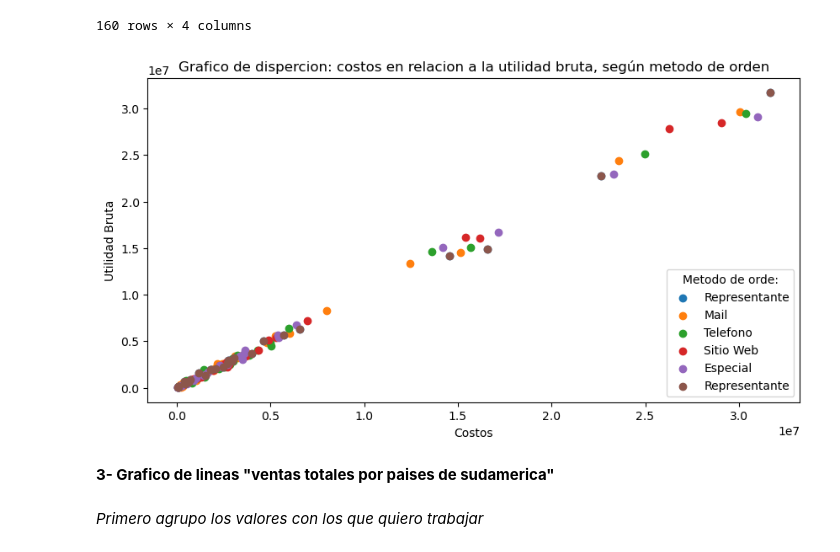
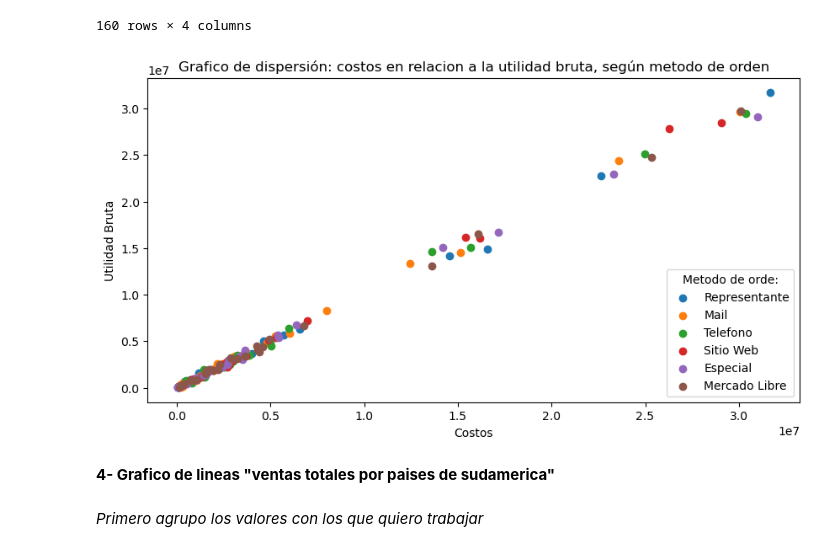
Before and after one commit to manuelpalomeque/ISPC--An-lisisDeDatos--DataBring, a Jupyter notebook: Proyecto Integrador - Analista de Datos - ISPC-Palomeque.ipynb, the cells around one changed output. Cells and saved outputs as stored; diff of their text form; code cells hidden in the pictures.

```diff
--- a/Proyecto Integrador - Analista de Datos - ISPC-Palomeque.ipynb
+++ b/Proyecto Integrador - Analista de Datos - ISPC-Palomeque.ipynb
@@ -747,25 +747,25 @@ ventasUtilidadBruta
 # %%
 plt.figure(figsize=(10, 5))
 
 plt.scatter(ventasUtilidadBruta_Representante['costos'], ventasUtilidadBruta_Representante['utilidad_bruta'], label= 'Representante')
 plt.scatter(ventasUtilidadBruta_Mail['costos'], ventasUtilidadBruta_Mail['utilidad_bruta'], label= 'Mail')
 plt.scatter(ventasUtilidadBruta_Teléfono['costos'], ventasUtilidadBruta_Teléfono['utilidad_bruta'], label= 'Telefono')
 plt.scatter(ventasUtilidadBruta_Website['costos'], ventasUtilidadBruta_Website['utilidad_bruta'], label= 'Sitio Web')
 plt.scatter(ventasUtilidadBruta_Especial['costos'], ventasUtilidadBruta_Especial['utilidad_bruta'], label= 'Especial')
-plt.scatter(ventasUtilidadBruta_Representante['costos'], ventasUtilidadBruta_Representante['utilidad_bruta'], label= 'Representante')
+plt.scatter(ventasUtilidadBruta_MercadoLibre['costos'], ventasUtilidadBruta_MercadoLibre['utilidad_bruta'], label= 'Mercado Libre')
 
 
-plt.title('Grafico de dispercion: costos en relacion a la utilidad bruta, según metodo de orden')
+plt.title('Grafico de dispersión: costos en relacion a la utilidad bruta, según metodo de orden')
 plt.xlabel('Costos')
 plt.ylabel('Utilidad Bruta')
 plt.legend(title = "Metodo de orde:", loc= 'lower right')
 
 
 plt.show()
 # %% [output]
-[figure, old version]
+[figure, new version]
 # %% [markdown]
-**3- Grafico de lineas "ventas totales por paises de sudamerica"**
+**4- Grafico de lineas "ventas totales por paises de sudamerica"**
 # %% [markdown]
 *Primero agrupo los valores con los que quiero trabajar*
 # %%
```
Also changed, not shown: parts of 4 cells of this notebook.
